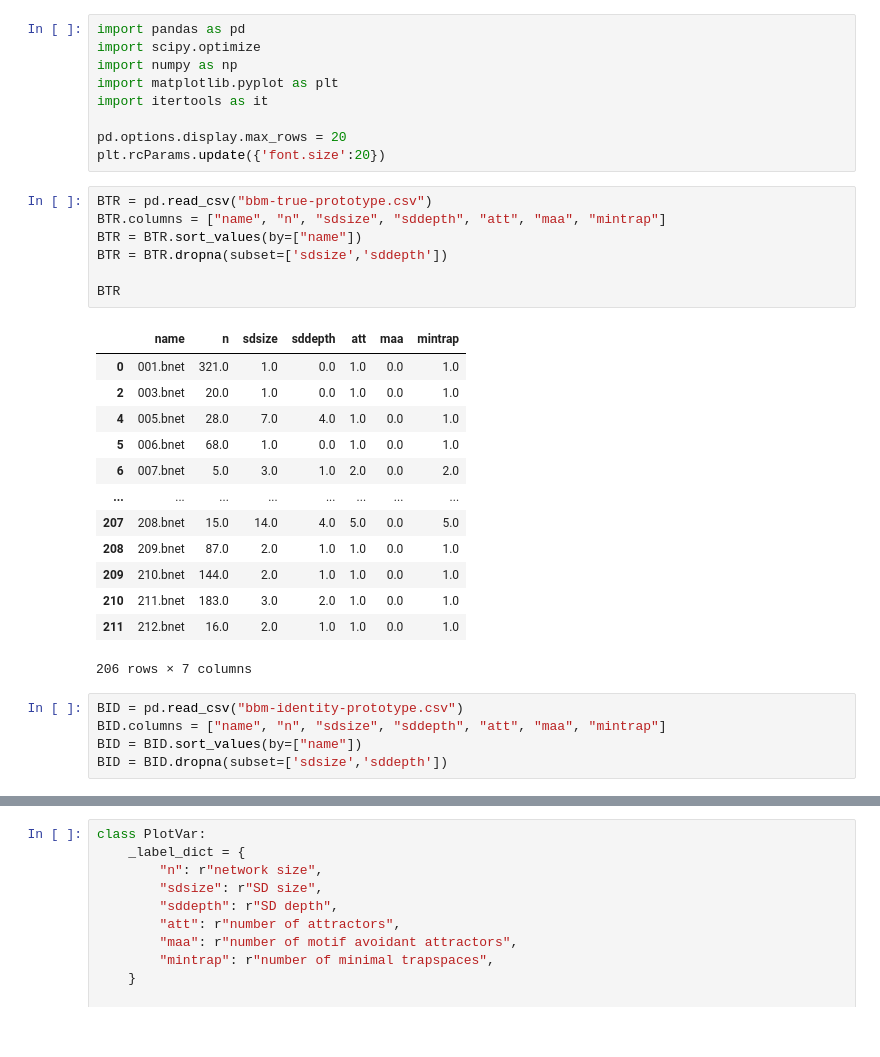
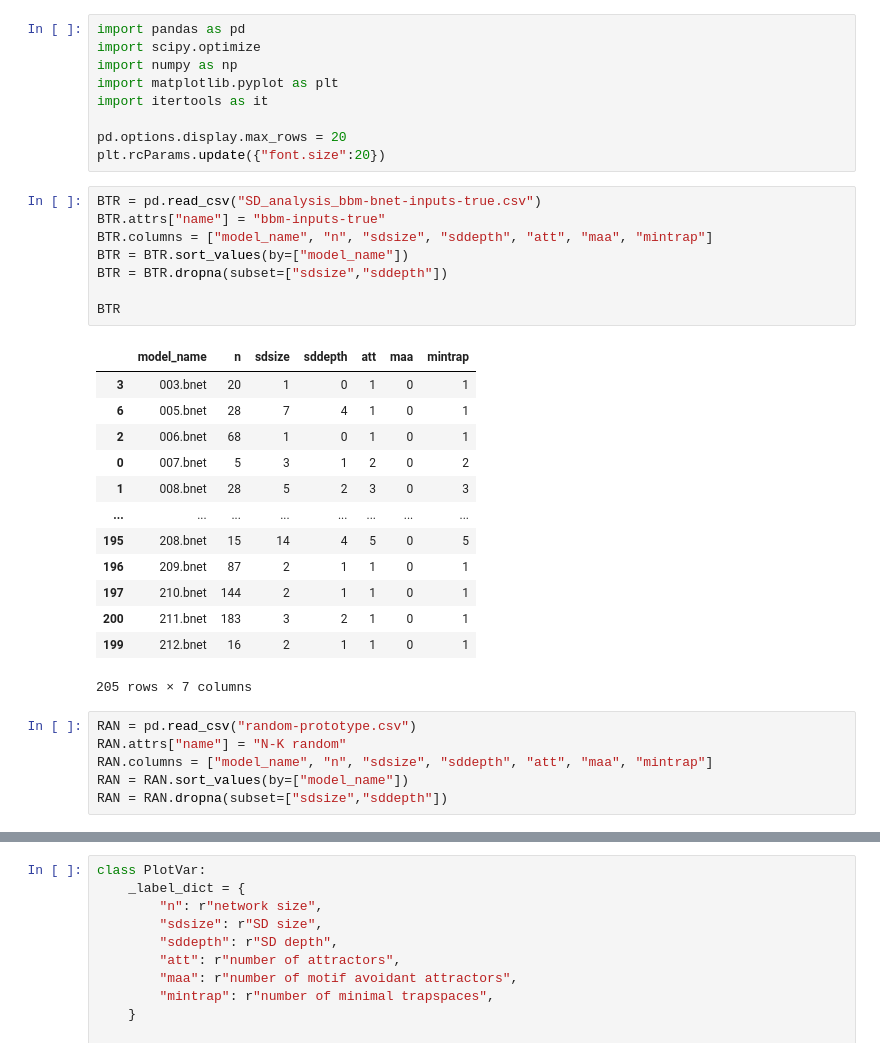
Before and after one commit to jcrozum/biobalm, a Jupyter notebook: analysis/output_analysis.ipynb, the cells around one changed output, grey strips where cells are left out. Cells and saved outputs as stored; diff of their text form.

```diff
--- a/analysis/output_analysis.ipynb
+++ b/analysis/output_analysis.ipynb
@@ -6,31 +6,33 @@ import matplotlib.pyplot as plt
 import itertools as it
 
 pd.options.display.max_rows = 20
-plt.rcParams.update({'font.size':20})
+plt.rcParams.update({"font.size":20})
 # %%
-BTR = pd.read_csv("bbm-true-prototype.csv")
-BTR.columns = ["name", "n", "sdsize", "sddepth", "att", "maa", "mintrap"]
-BTR = BTR.sort_values(by=["name"])
-BTR = BTR.dropna(subset=['sdsize','sddepth'])
+BTR = pd.read_csv("SD_analysis_bbm-bnet-inputs-true.csv")
+BTR.attrs["name"] = "bbm-inputs-true"
+BTR.columns = ["model_name", "n", "sdsize", "sddepth", "att", "maa", "mintrap"]
+BTR = BTR.sort_values(by=["model_name"])
+BTR = BTR.dropna(subset=["sdsize","sddepth"])
 
 BTR
 # %% [output]
-|  | name | n | sdsize | sddepth | att | maa | mintrap |
-| 0 | 001.bnet | 321.0 | 1.0 | 0.0 | 1.0 | 0.0 | 1.0 |
-| 2 | 003.bnet | 20.0 | 1.0 | 0.0 | 1.0 | 0.0 | 1.0 |
-| 4 | 005.bnet | 28.0 | 7.0 | 4.0 | 1.0 | 0.0 | 1.0 |
-| 5 | 006.bnet | 68.0 | 1.0 | 0.0 | 1.0 | 0.0 | 1.0 |
-| 6 | 007.bnet | 5.0 | 3.0 | 1.0 | 2.0 | 0.0 | 2.0 |
+|  | model_name | n | sdsize | sddepth | att | maa | mintrap |
+| 3 | 003.bnet | 20 | 1 | 0 | 1 | 0 | 1 |
+| 6 | 005.bnet | 28 | 7 | 4 | 1 | 0 | 1 |
+| 2 | 006.bnet | 68 | 1 | 0 | 1 | 0 | 1 |
+| 0 | 007.bnet | 5 | 3 | 1 | 2 | 0 | 2 |
+| 1 | 008.bnet | 28 | 5 | 2 | 3 | 0 | 3 |
 | ... | ... | ... | ... | ... | ... | ... | ... |
-| 207 | 208.bnet | 15.0 | 14.0 | 4.0 | 5.0 | 0.0 | 5.0 |
-| 208 | 209.bnet | 87.0 | 2.0 | 1.0 | 1.0 | 0.0 | 1.0 |
-| 209 | 210.bnet | 144.0 | 2.0 | 1.0 | 1.0 | 0.0 | 1.0 |
-| 210 | 211.bnet | 183.0 | 3.0 | 2.0 | 1.0 | 0.0 | 1.0 |
-| 211 | 212.bnet | 16.0 | 2.0 | 1.0 | 1.0 | 0.0 | 1.0 |
+| 195 | 208.bnet | 15 | 14 | 4 | 5 | 0 | 5 |
+| 196 | 209.bnet | 87 | 2 | 1 | 1 | 0 | 1 |
+| 197 | 210.bnet | 144 | 2 | 1 | 1 | 0 | 1 |
+| 200 | 211.bnet | 183 | 3 | 2 | 1 | 0 | 1 |
+| 199 | 212.bnet | 16 | 2 | 1 | 1 | 0 | 1 |
-206 rows × 7 columns
+205 rows × 7 columns
 # %%
-BID = pd.read_csv("bbm-identity-prototype.csv")
-BID.columns = ["name", "n", "sdsize", "sddepth", "att", "maa", "mintrap"]
-BID = BID.sort_values(by=["name"])
-BID = BID.dropna(subset=['sdsize','sddepth'])
+RAN = pd.read_csv("random-prototype.csv")
+RAN.attrs["name"] = "N-K random"
+RAN.columns = ["model_name", "n", "sdsize", "sddepth", "att", "maa", "mintrap"]
+RAN = RAN.sort_values(by=["model_name"])
+RAN = RAN.dropna(subset=["sdsize","sddepth"])
 # %%
```
Also changed, not shown: parts of 4 cells of this notebook.
